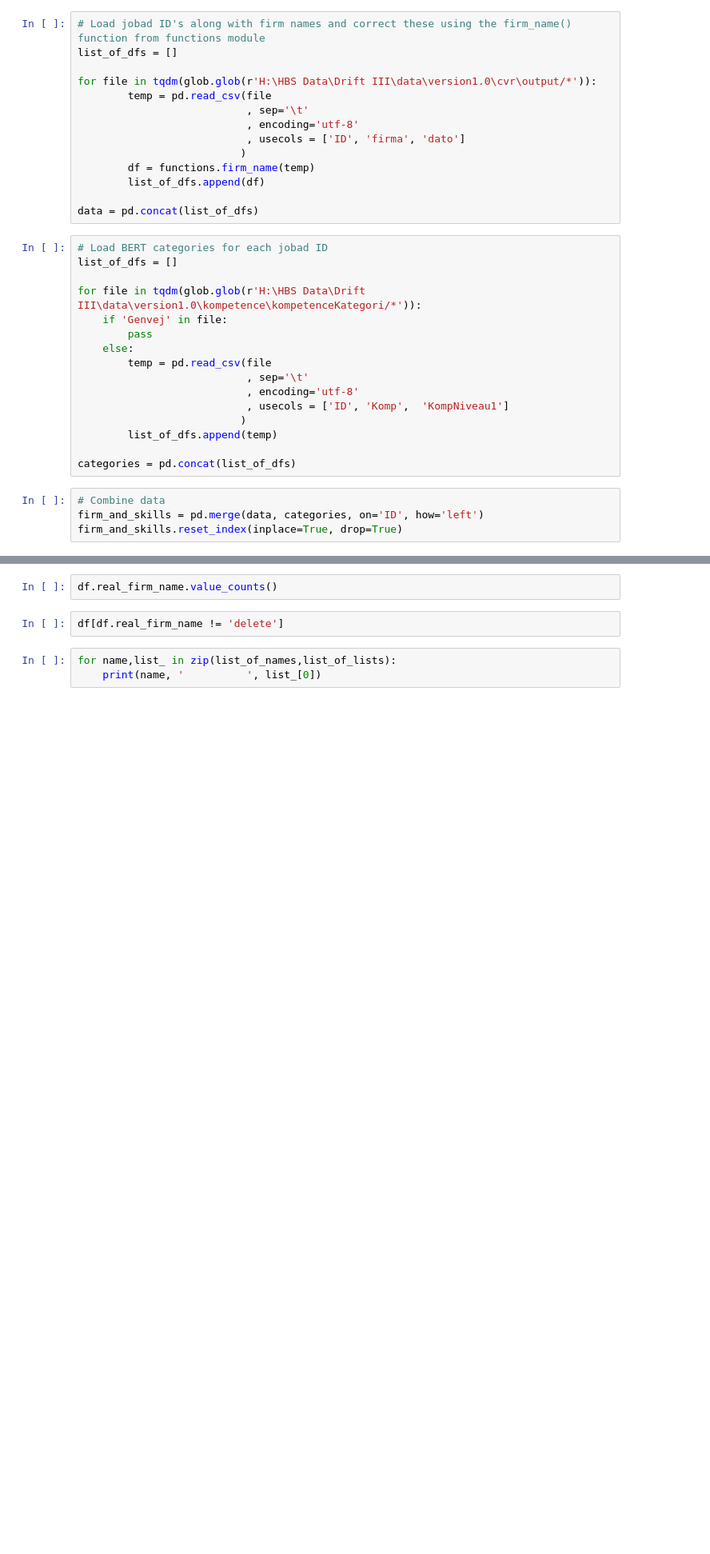
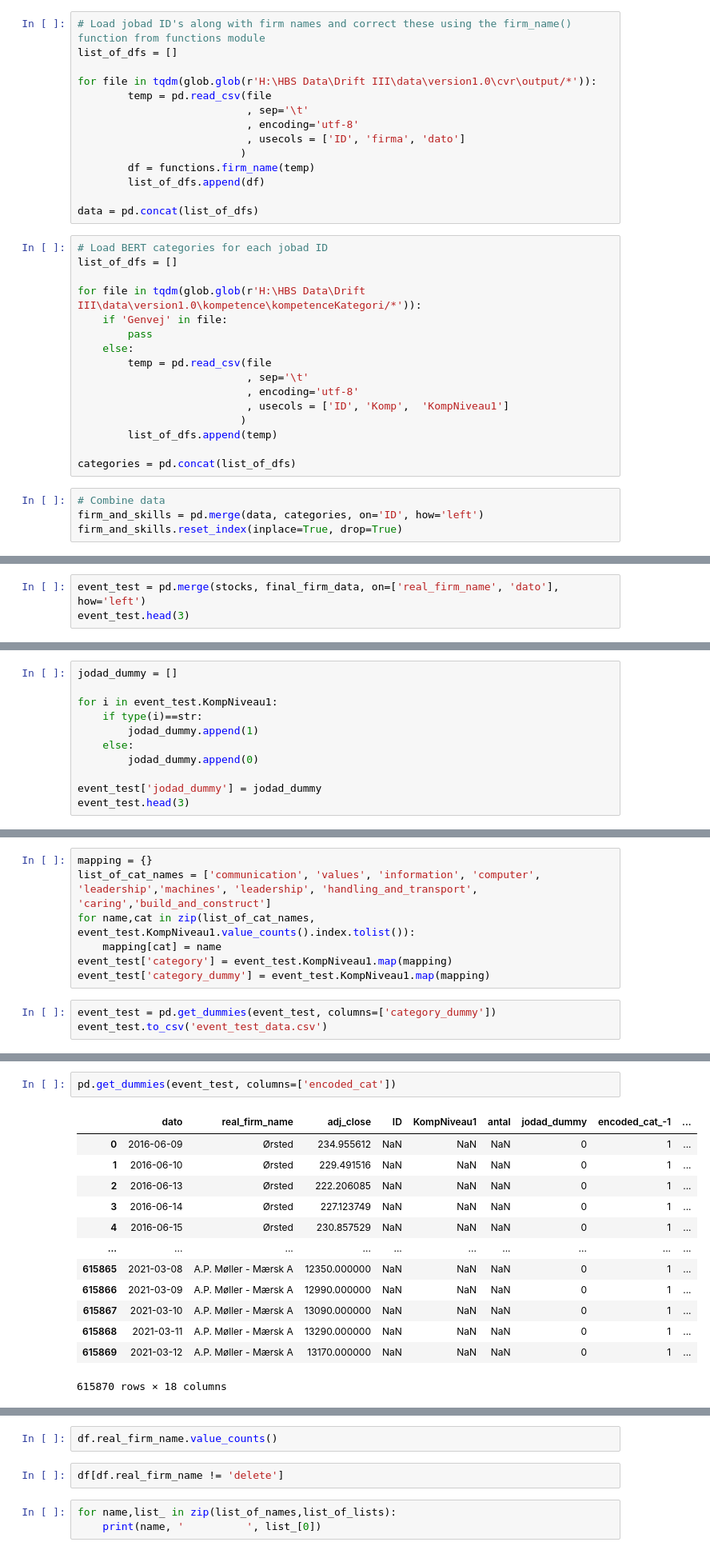
Before and after one commit to s-honore/Workforce-Skills-as-Performance-Indicators, a Jupyter notebook: create_data.ipynb, the cells around one changed output, grey strips where cells are left out. Shown at 80% size. Cells and saved outputs as stored; diff of their text form; blank space fills up the shorter version.

Commit message:
create_data outputs event_test

```diff
--- a/create_data.ipynb
+++ b/create_data.ipynb
@@ -42,0 +90,3 @@ firm_and_skills
+# %%
+event_test = pd.merge(stocks, final_firm_data, on=['real_firm_name', 'dato'], how='left')
+event_test.head(3)
@@ -42,0 +98,11 @@ firm_and_skills
+# %%
+jodad_dummy = []
+
+for i in event_test.KompNiveau1:
+    if type(i)==str:
+        jodad_dummy.append(1)
+    else:
+        jodad_dummy.append(0)
+
+event_test['jodad_dummy'] = jodad_dummy
+event_test.head(3)
@@ -42,0 +114,10 @@ firm_and_skills
+# %%
+mapping = {}
+list_of_cat_names = ['communication', 'values', 'information', 'computer', 'leadership','machines', 'leadership', 'handling_and_transport', 'caring','build_and_construct']
+for name,cat in zip(list_of_cat_names, event_test.KompNiveau1.value_counts().index.tolist()):
+    mapping[cat] = name
+event_test['category'] = event_test.KompNiveau1.map(mapping)
+event_test['category_dummy'] = event_test.KompNiveau1.map(mapping)
+# %%
+event_test = pd.get_dummies(event_test, columns=['category_dummy'])
+event_test.to_csv('event_test_data.csv')
@@ -42,0 +137,16 @@ firm_and_skills
+# %%
+pd.get_dummies(event_test, columns=['encoded_cat'])
+# %% [output]
+|  | dato | real_firm_name | adj_close | ID | KompNiveau1 | antal | jodad_dummy | encoded_cat_-1 | ... |
+| 0 | 2016-06-09 | Ørsted | 234.955612 | NaN | NaN | NaN | 0 | 1 | ... |
+| 1 | 2016-06-10 | Ørsted | 229.491516 | NaN | NaN | NaN | 0 | 1 | ... |
+| 2 | 2016-06-13 | Ørsted | 222.206085 | NaN | NaN | NaN | 0 | 1 | ... |
+| 3 | 2016-06-14 | Ørsted | 227.123749 | NaN | NaN | NaN | 0 | 1 | ... |
+| 4 | 2016-06-15 | Ørsted | 230.857529 | NaN | NaN | NaN | 0 | 1 | ... |
+| ... | ... | ... | ... | ... | ... | ... | ... | ... | ... |
+| 615865 | 2021-03-08 | A.P. Møller - Mærsk A | 12350.000000 | NaN | NaN | NaN | 0 | 1 | ... |
+| 615866 | 2021-03-09 | A.P. Møller - Mærsk A | 12990.000000 | NaN | NaN | NaN | 0 | 1 | ... |
+| 615867 | 2021-03-10 | A.P. Møller - Mærsk A | 13090.000000 | NaN | NaN | NaN | 0 | 1 | ... |
+| 615868 | 2021-03-11 | A.P. Møller - Mærsk A | 13290.000000 | NaN | NaN | NaN | 0 | 1 | ... |
+| 615869 | 2021-03-12 | A.P. Møller - Mærsk A | 13170.000000 | NaN | NaN | NaN | 0 | 1 | ... |
+615870 rows × 18 columns
```
Also changed, not shown: parts of 8 cells of this notebook, 1 other file.
